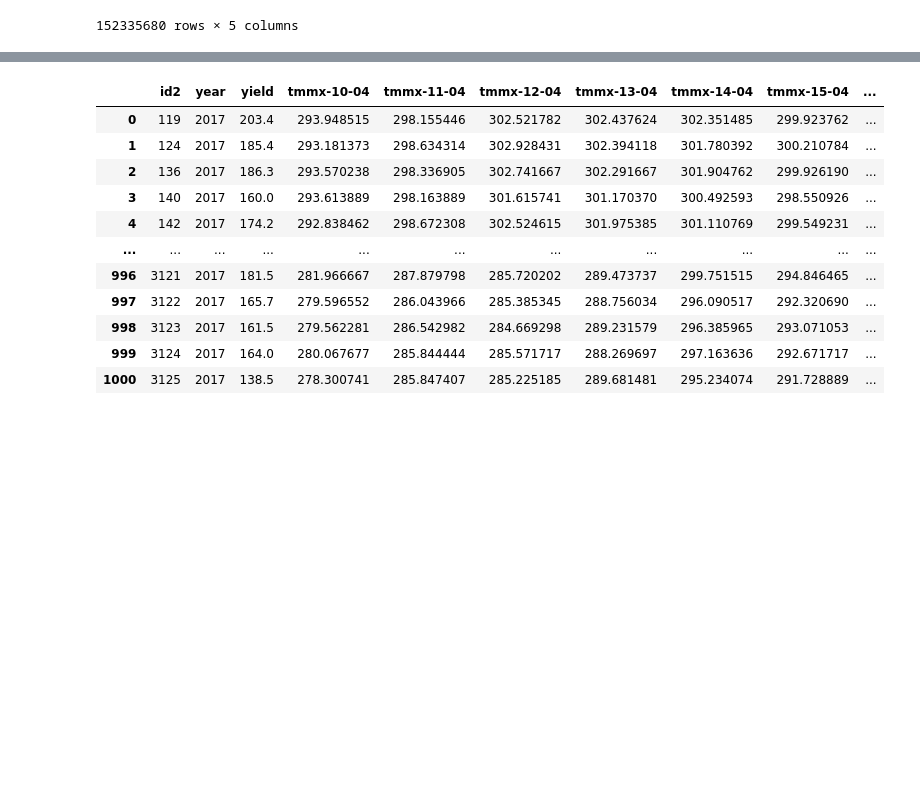
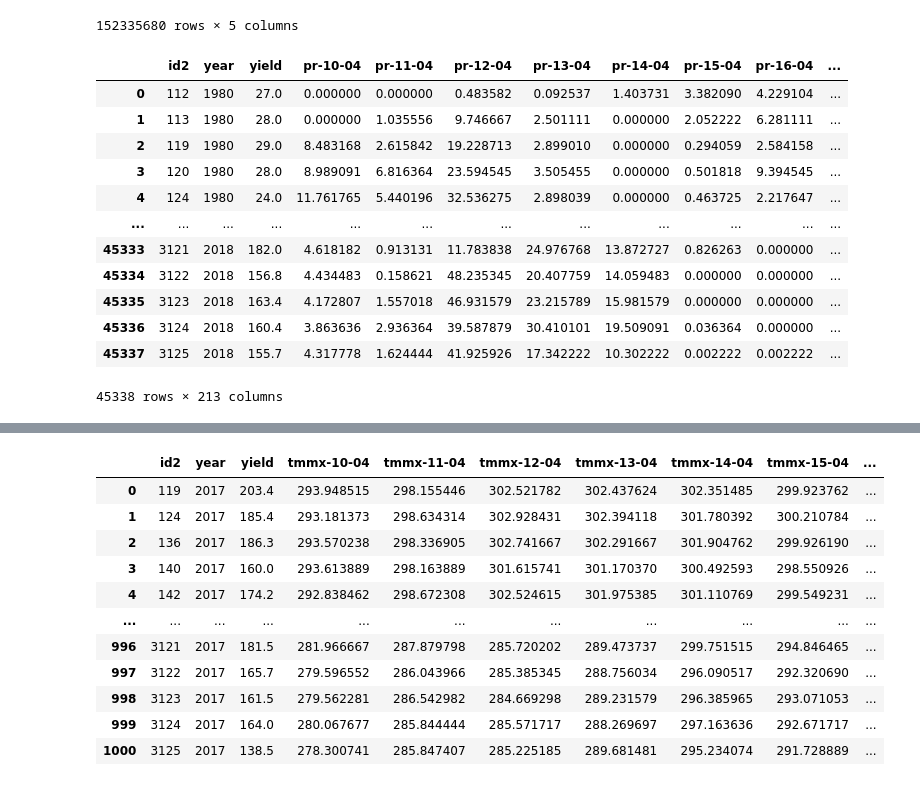
Before and after one commit to shrey-gupta/soil-land-crop, a Jupyter notebook: gridMET.ipynb, the cells around one changed output, grey strips where cells are left out. Cells and saved outputs as stored; diff of their text form; code cells hidden in the pictures; blank space fills up the shorter version.

```diff
--- a/gridMET.ipynb
+++ b/gridMET.ipynb
@@ -288,0 +287,49 @@ gridMET_df.to_csv('gridMET.csv', index = False)
+# %%
+### load labels
+gridMET_labels = pd.read_csv("/Users/guptsh/Downloads/Soil_Land_Crop/datasets/gridMET_data/label_1980_2018_rawyield.csv")
+# %%
+### Make single feature file horizontal
+
+base_file = '/Users/guptsh/Downloads/Soil_Land_Crop/datasets/gridMET_data/X_pr_1980_2018_rawyield'
+
+start_date = date(1980, 4, 10)
+dates = [start_date + timedelta(days=i) for i in range(210)]
+columns = [f"{d.day:02d}-{d.month:02d}" for d in dates]
+
+
+data = np.load(base_file, allow_pickle=True)
+
+# Ensure the shape is correct
+if data.shape != (45338, 210):
+    print(f"Skipping {file_path} due to unexpected shape: {data.shape}")
+
+# Extract the key (word after 'X' and before the second underscore)
+file_name = os.path.basename(base_file)
+key = file_name.split('_')[1]
+
+# Create column names using the key and dates
+col_names = [f"{key}-{col}" for col in columns]
+
+# Convert the numpy array to a DataFrame
+temp_df = pd.DataFrame(data, columns = col_names)
+
+temp_final_df = pd.concat([gridMET_labels, temp_df], axis=1)
+# %%
+cols_to_drop = ['Unnamed: 0', 'index']
+temp_final_df = temp_final_df.drop(columns=cols_to_drop, errors='ignore')
+
+temp_final_df
+# %% [output]
+|  | id2 | year | yield | pr-10-04 | pr-11-04 | pr-12-04 | pr-13-04 | pr-14-04 | pr-15-04 | pr-16-04 | ... |
+| 0 | 112 | 1980 | 27.0 | 0.000000 | 0.000000 | 0.483582 | 0.092537 | 1.403731 | 3.382090 | 4.229104 | ... |
+| 1 | 113 | 1980 | 28.0 | 0.000000 | 1.035556 | 9.746667 | 2.501111 | 0.000000 | 2.052222 | 6.281111 | ... |
+| 2 | 119 | 1980 | 29.0 | 8.483168 | 2.615842 | 19.228713 | 2.899010 | 0.000000 | 0.294059 | 2.584158 | ... |
+| 3 | 120 | 1980 | 28.0 | 8.989091 | 6.816364 | 23.594545 | 3.505455 | 0.000000 | 0.501818 | 9.394545 | ... |
+| 4 | 124 | 1980 | 24.0 | 11.761765 | 5.440196 | 32.536275 | 2.898039 | 0.000000 | 0.463725 | 2.217647 | ... |
+| ... | ... | ... | ... | ... | ... | ... | ... | ... | ... | ... | ... |
+| 45333 | 3121 | 2018 | 182.0 | 4.618182 | 0.913131 | 11.783838 | 24.976768 | 13.872727 | 0.826263 | 0.000000 | ... |
+| 45334 | 3122 | 2018 | 156.8 | 4.434483 | 0.158621 | 48.235345 | 20.407759 | 14.059483 | 0.000000 | 0.000000 | ... |
+| 45335 | 3123 | 2018 | 163.4 | 4.172807 | 1.557018 | 46.931579 | 23.215789 | 15.981579 | 0.000000 | 0.000000 | ... |
+| 45336 | 3124 | 2018 | 160.4 | 3.863636 | 2.936364 | 39.587879 | 30.410101 | 19.509091 | 0.036364 | 0.000000 | ... |
+| 45337 | 3125 | 2018 | 155.7 | 4.317778 | 1.624444 | 41.925926 | 17.342222 | 10.302222 | 0.002222 | 0.002222 | ... |
+45338 rows × 213 columns
```
Also changed, not shown: parts of 7 cells of this notebook, 1 other file.
